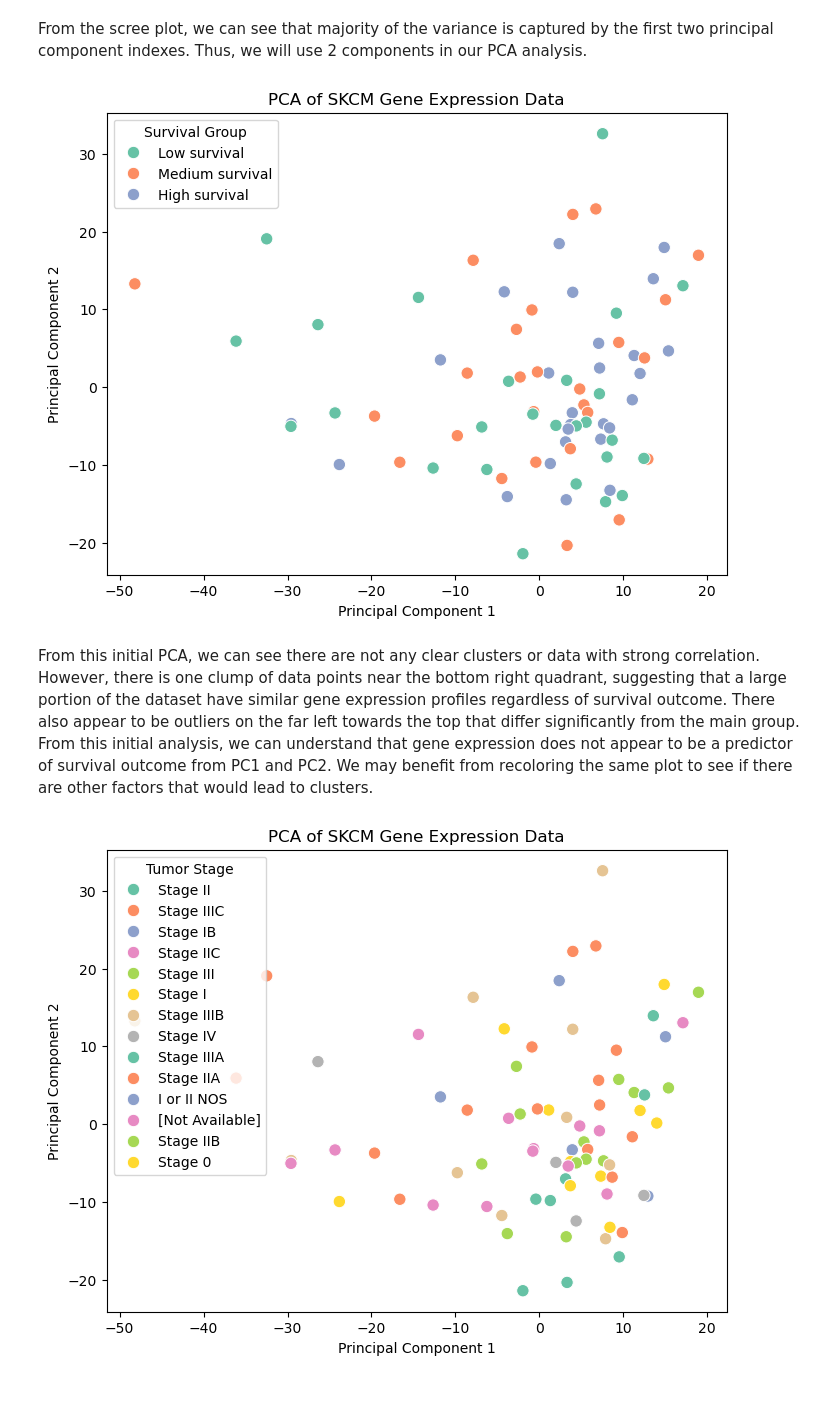
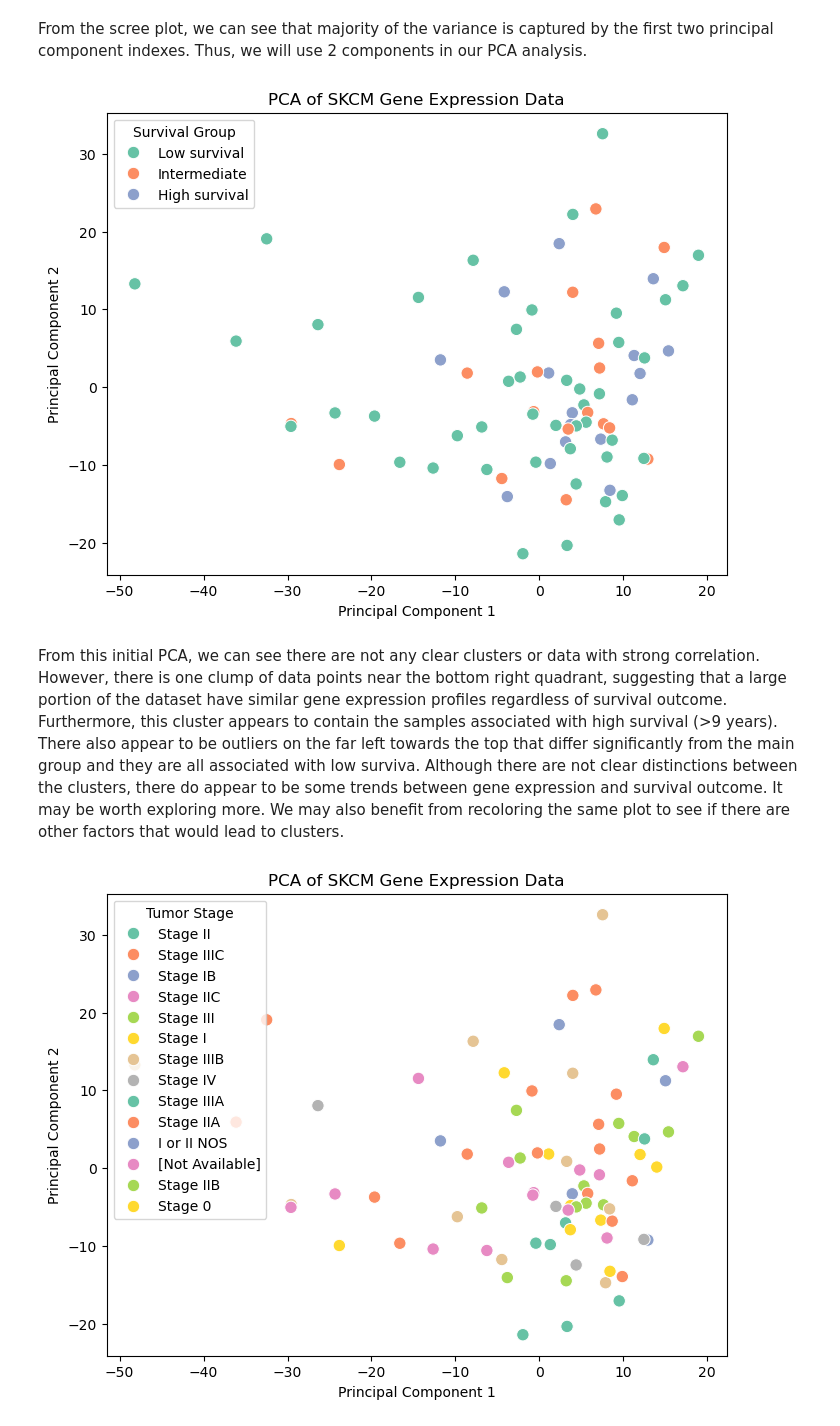
Before and after one commit to priya-shan1/Module-4-Cancer, a Jupyter notebook: code/Module 4 Template.ipynb, the cells around one changed output. Cells and saved outputs as stored; diff of their text form; code cells hidden in the pictures; blank space fills up the shorter version.

```diff
--- a/code/Module 4 Template.ipynb
+++ b/code/Module 4 Template.ipynb
@@ -434,36 +432,43 @@ plt.show()
 # %% [markdown]
 From the scree plot, we can see that majority of the variance is captured by the first two principal component indexes. Thus, we will use 2 components in our PCA analysis.
 # %%
-#principal component analysis and coloring by survival group (we will use overall survival time, which is a continuous variable, and convert it to a categorical variable for coloring)
-SKCM_merged['OS_group'] = pd.qcut(
-SKCM_merged['OS.time'],
-q=3,
-labels=["Low survival", "Medium survival", "High survival"]
+#high survival = 9 years, intermediate = 4 years, low=0 years - these are cutoffs
+bins = [0, 1460, 3285, np.inf]
+labels = ["Low survival", "Intermediate", "High survival"]
+
+SKCM_merged['OS_group'] = pd.cut(
+    SKCM_merged['OS.time'],
+    bins=bins,
+    labels=labels
 )
 
-y = SKCM_merged['OS_group'] #for coloring
+y = SKCM_merged['OS_group']
+
+scaler = StandardScaler()
+X_scaled = scaler.fit_transform(X)
 
 pca = PCA(n_components=2)
 X_pca = pca.fit_transform(X_scaled)
+
 
 plt.figure(figsize=(8, 6))
 sns.scatterplot(
 x=X_pca[:, 0],
 y=X_pca[:, 1],
 hue=y,
 palette="Set2",
 s=80
 )
 
 plt.title("PCA of SKCM Gene Expression Data")
 plt.xlabel("Principal Component 1")
 plt.ylabel("Principal Component 2")
 plt.legend(title="Survival Group")
 plt.show()
 # %% [output]
-[figure, old version]
+[figure, new version]
 # %% [markdown]
-From this initial PCA, we can see there are not any clear clusters or data with strong correlation. However, there is one clump of data points near the bottom right quadrant, suggesting that a large portion of the dataset have similar gene expression profiles regardless of survival outcome. There also appear to be outliers on the far left towards the top that differ significantly from the main group. From this initial analysis, we can understand that gene expression does not appear to be a predictor of survival outcome from PC1 and PC2. We may benefit from recoloring the same plot to see if there are other factors that would lead to clusters.
+From this initial PCA, we can see there are not any clear clusters or data with strong correlation. However, there is one clump of data points near the bottom right quadrant, suggesting that a large portion of the dataset have similar gene expression profiles regardless of survival outcome. Furthermore, this cluster appears to contain the samples associated with high survival (>9 years). There also appear to be outliers on the far left towards the top that differ significantly from the main group and they are all associated with low surviva. Although there are not clear distinctions between the clusters, there do appear to be some trends between gene expression and survival outcome. It may be worth exploring more. We may also benefit from recoloring the same plot to see if there are other factors that would lead to clusters.
 # %%
 y = SKCM_merged['ajcc_pathologic_tumor_stage'] #for coloring
 
```
Also changed, not shown: parts of 8 cells of this notebook.
